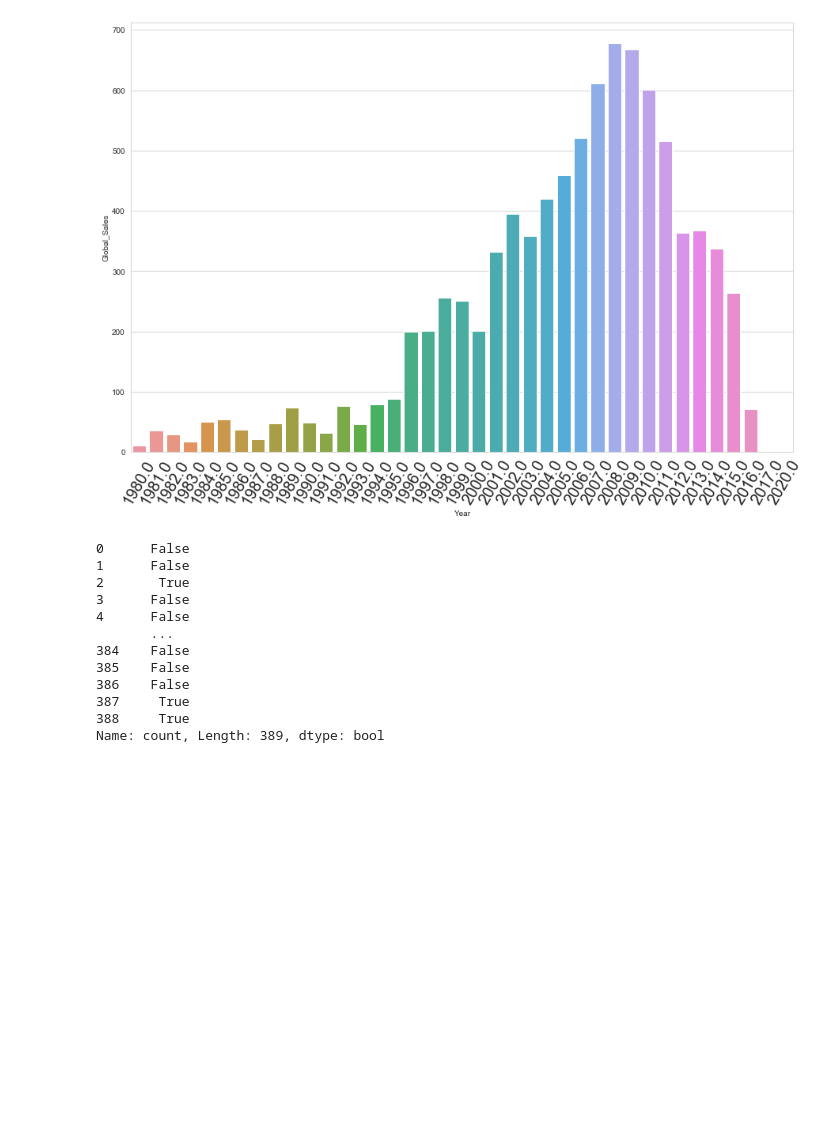
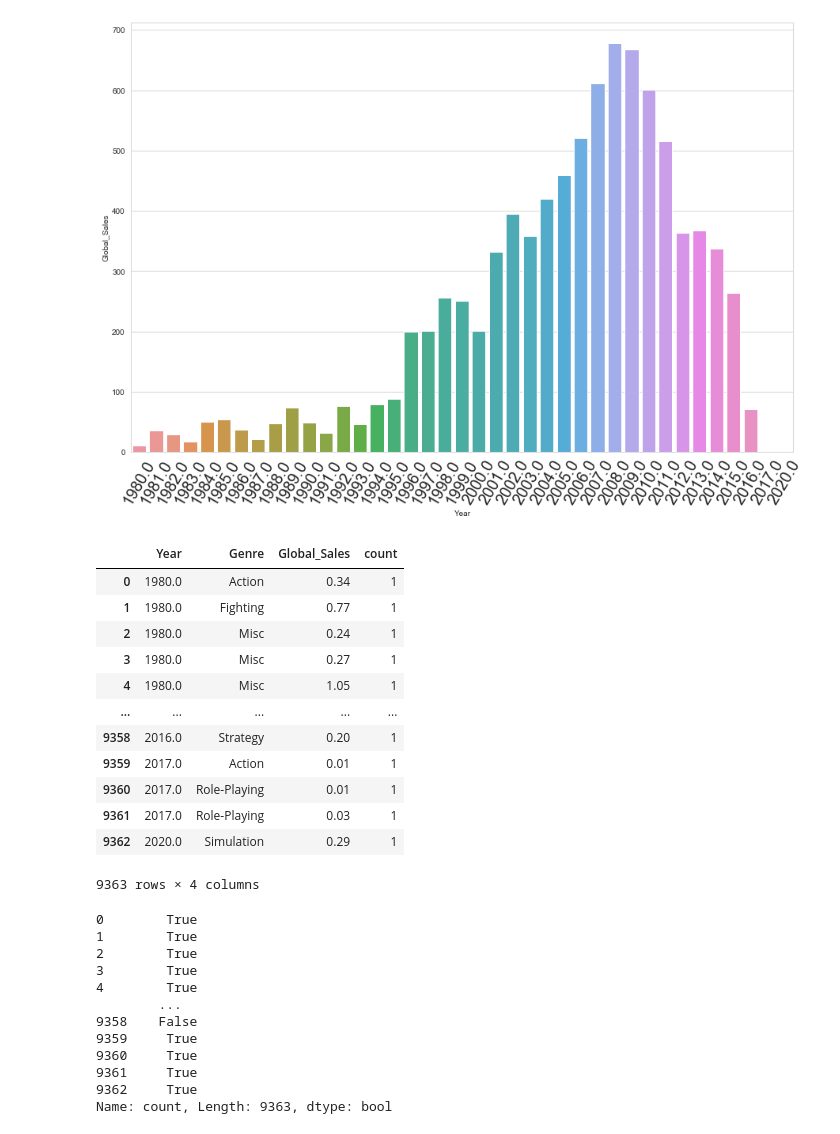
Before and after one commit to yeonghwanchoi/EDA, a Jupyter notebook: videogames/video_games.ipynb, the cells around one changed output. Drawn from its saved outputs; the diff is of its cells as text; code cells hidden in the pictures; blank space fills up the shorter version.

```diff
--- a/videogames/video_games.ipynb
+++ b/videogames/video_games.ipynb
@@ -216,3 +216,19 @@ year_max_df = data.groupby(['Year', 'Genre']).size().reset_index(name='count')
 # year_max_genre = year_max_df[year_max_idx].reset_index(drop=True)
 # year_max_genre = year_max_genre.drop_duplicates(subset=["Year", "count"], keep='last').reset_index(drop=True)
 # year_max_df
+# %%
+year_max_df
+# %% [output]
+|  | Year | Genre | Global_Sales | count |
+| 0 | 1980.0 | Action | 0.34 | 1 |
+| 1 | 1980.0 | Fighting | 0.77 | 1 |
+| 2 | 1980.0 | Misc | 0.24 | 1 |
+| 3 | 1980.0 | Misc | 0.27 | 1 |
+| 4 | 1980.0 | Misc | 1.05 | 1 |
+| ... | ... | ... | ... | ... |
+| 9358 | 2016.0 | Strategy | 0.20 | 1 |
+| 9359 | 2017.0 | Action | 0.01 | 1 |
+| 9360 | 2017.0 | Role-Playing | 0.01 | 1 |
+| 9361 | 2017.0 | Role-Playing | 0.03 | 1 |
+| 9362 | 2020.0 | Simulation | 0.29 | 1 |
+9363 rows × 4 columns
@@ -219,15 +237,16 @@ year_max_df = data.groupby(['Year', 'Genre']).size().reset_index(name='count')
 # %%
-year_max_df.groupby(['Year'])['count'].transform(max) == year_max_df['count']
+year_max_idx = year_max_df.groupby(['Year'])['count'].transform(max)==year_max_df['count']
+year_max_idx
 # %% [output]
-0      False
-1      False
-2       True
-3      False
-4      False
-       ...
-384    False
-385    False
-386    False
-387     True
-388     True
-Name: count, Length: 389, dtype: bool
+0        True
+1        True
+2        True
+3        True
+4        True
+        ...
+9358    False
+9359     True
+9360     True
+9361     True
+9362     True
+Name: count, Length: 9363, dtype: bool
```
Also changed, not shown: parts of 5 cells of this notebook.
